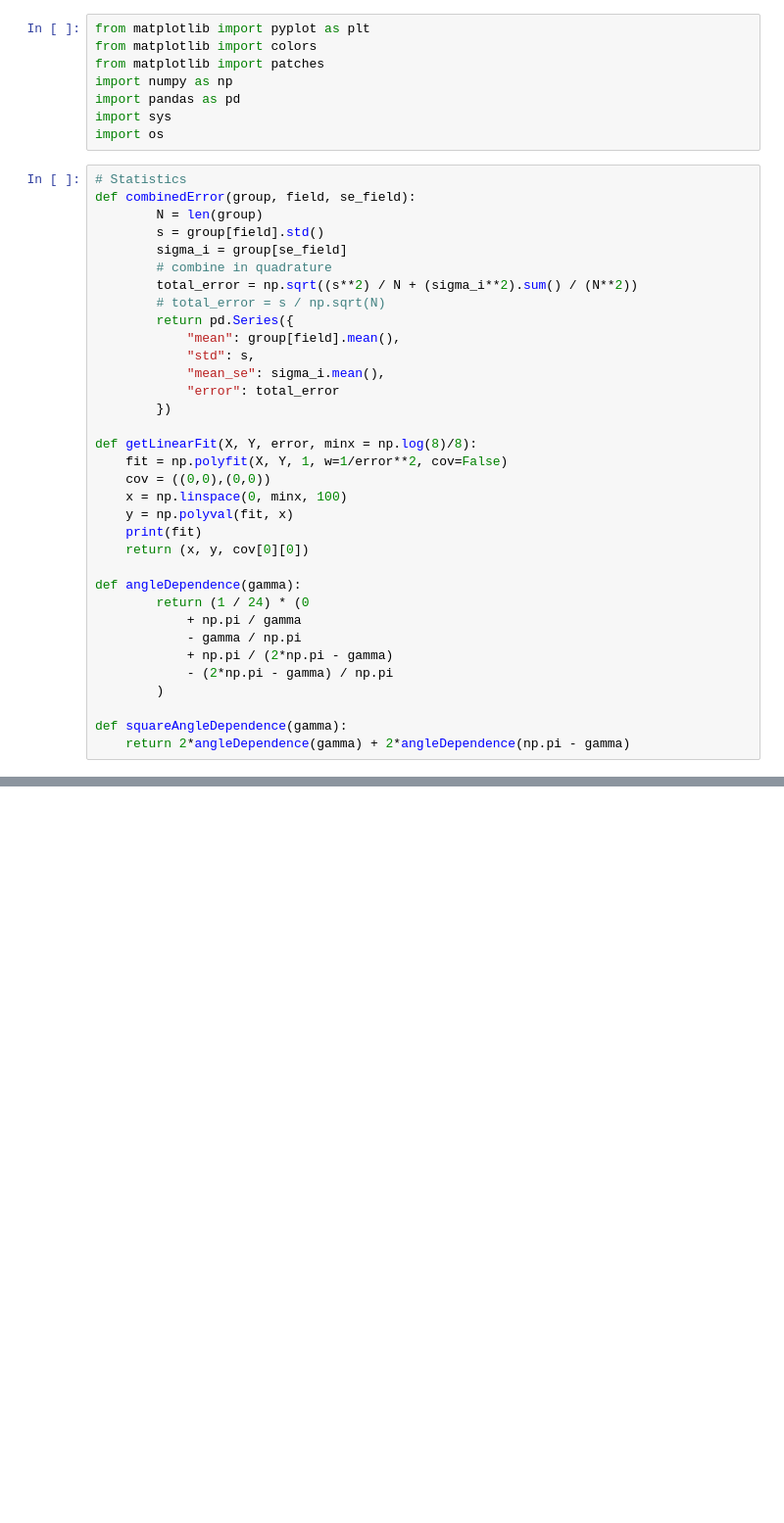
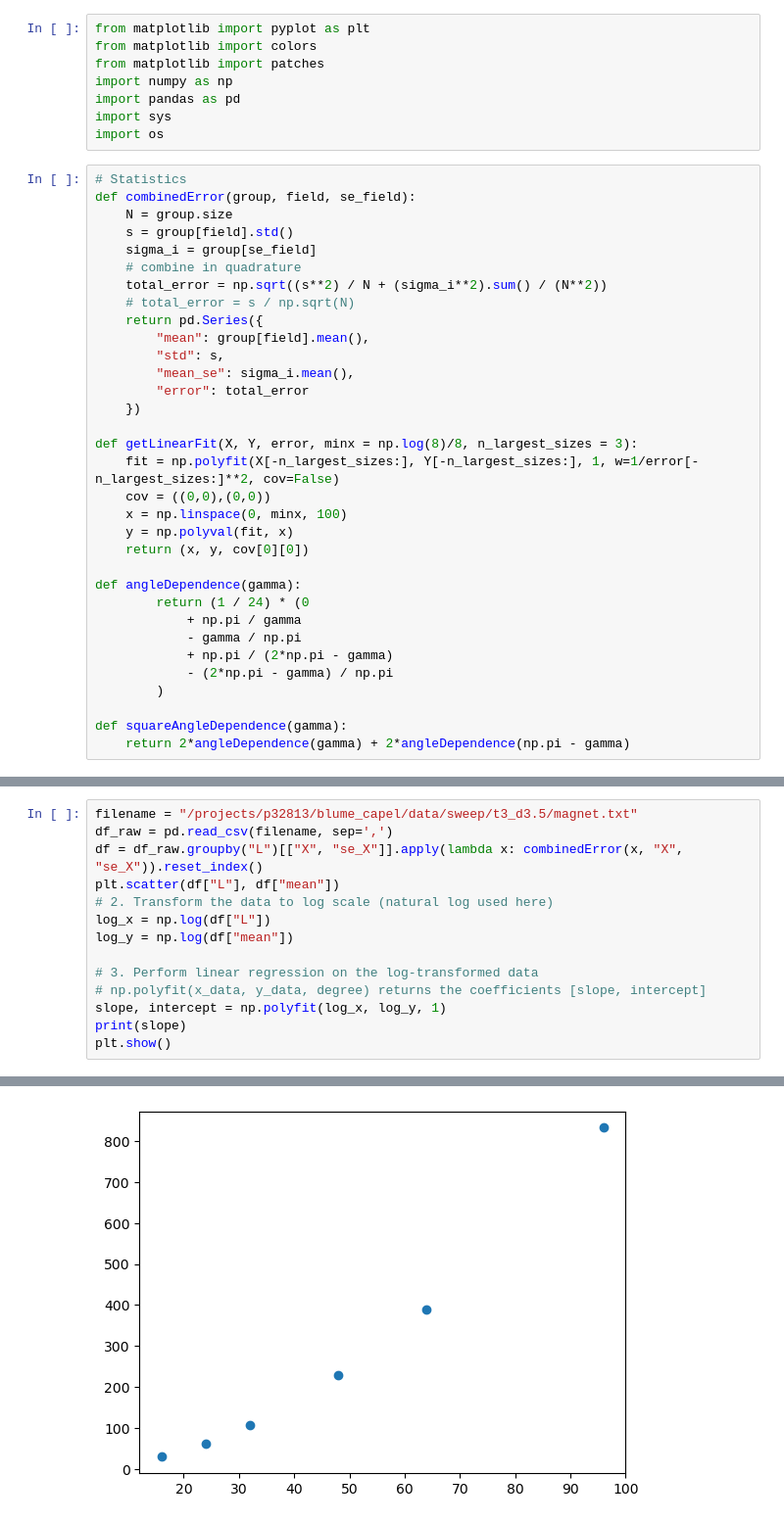
Before and after one commit to j2apps/blume_capel, a Jupyter notebook: notebooks/plots.ipynb, the cells around one changed output, grey strips where cells are left out. Shown at 98% size. Drawn from its saved outputs; the diff is of its cells as text; blank space fills up the shorter version.

```diff
--- a/notebooks/plots.ipynb
+++ b/notebooks/plots.ipynb
@@ -9,25 +9,24 @@ import os
 # %%
 # Statistics
 def combinedError(group, field, se_field):
-        N = len(group)
-        s = group[field].std()
-        sigma_i = group[se_field]
-        # combine in quadrature
-        total_error = np.sqrt((s**2) / N + (sigma_i**2).sum() / (N**2))
-        # total_error = s / np.sqrt(N)
-        return pd.Series({
-            "mean": group[field].mean(),
-            "std": s,
-            "mean_se": sigma_i.mean(),
-            "error": total_error
-        })
+    N = group.size
+    s = group[field].std()
+    sigma_i = group[se_field]
+    # combine in quadrature
+    total_error = np.sqrt((s**2) / N + (sigma_i**2).sum() / (N**2))
+    # total_error = s / np.sqrt(N)
+    return pd.Series({
+        "mean": group[field].mean(),
+        "std": s,
+        "mean_se": sigma_i.mean(),
+        "error": total_error
+    })
 
-def getLinearFit(X, Y, error, minx = np.log(8)/8):
-    fit = np.polyfit(X, Y, 1, w=1/error**2, cov=False)
+def getLinearFit(X, Y, error, minx = np.log(8)/8, n_largest_sizes = 3):
+    fit = np.polyfit(X[-n_largest_sizes:], Y[-n_largest_sizes:], 1, w=1/error[-n_largest_sizes:]**2, cov=False)
     cov = ((0,0),(0,0))
     x = np.linspace(0, minx, 100)
     y = np.polyval(fit, x)
-    print(fit)
     return (x, y, cov[0][0])
 
 def angleDependence(gamma):
@@ -331,2 +471,15 @@ plt.show()
 # %%
+filename = "/projects/p32813/blume_capel/data/sweep/t3_d3.5/magnet.txt"
+df_raw = pd.read_csv(filename, sep=',')
+df = df_raw.groupby("L")[["X", "se_X"]].apply(lambda x: combinedError(x, "X", "se_X")).reset_index()
+plt.scatter(df["L"], df["mean"])
+# 2. Transform the data to log scale (natural log used here)
+log_x = np.log(df["L"])
+log_y = np.log(df["mean"])
+
+# 3. Perform linear regression on the log-transformed data
+# np.polyfit(x_data, y_data, degree) returns the coefficients [slope, intercept]
+slope, intercept = np.polyfit(log_x, log_y, 1)
+print(slope)
+plt.show()
 # %% [output]
@@ -333,0 +487 @@ plt.show()
+[figure, added]
```
Also changed, not shown: parts of 7 cells of this notebook, 29 other files.
